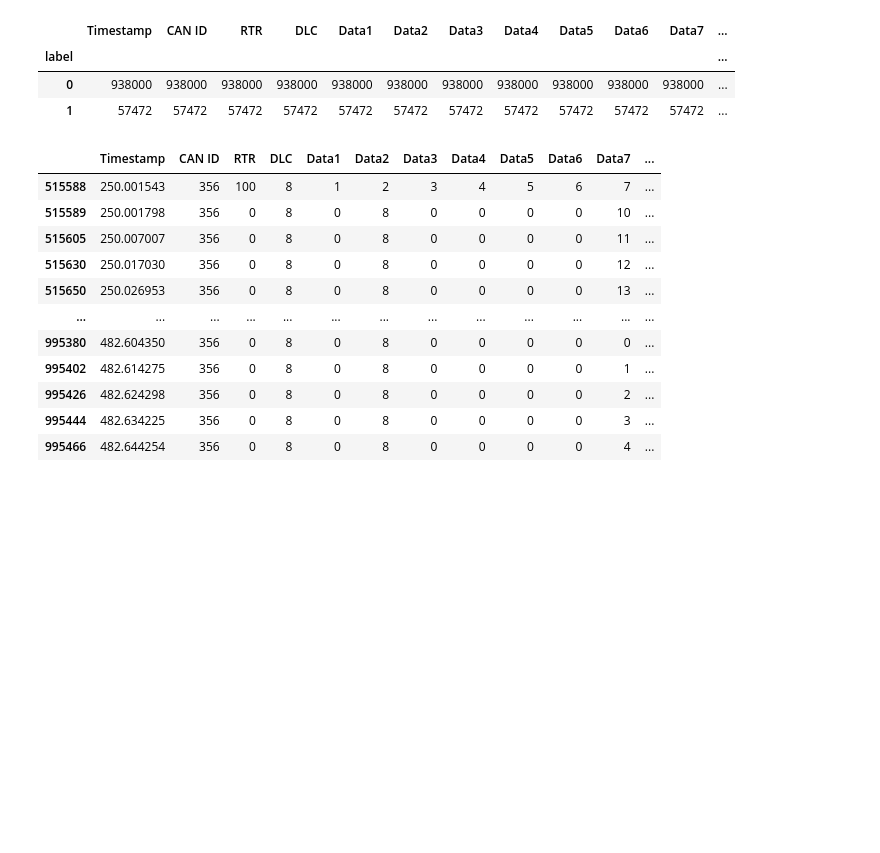
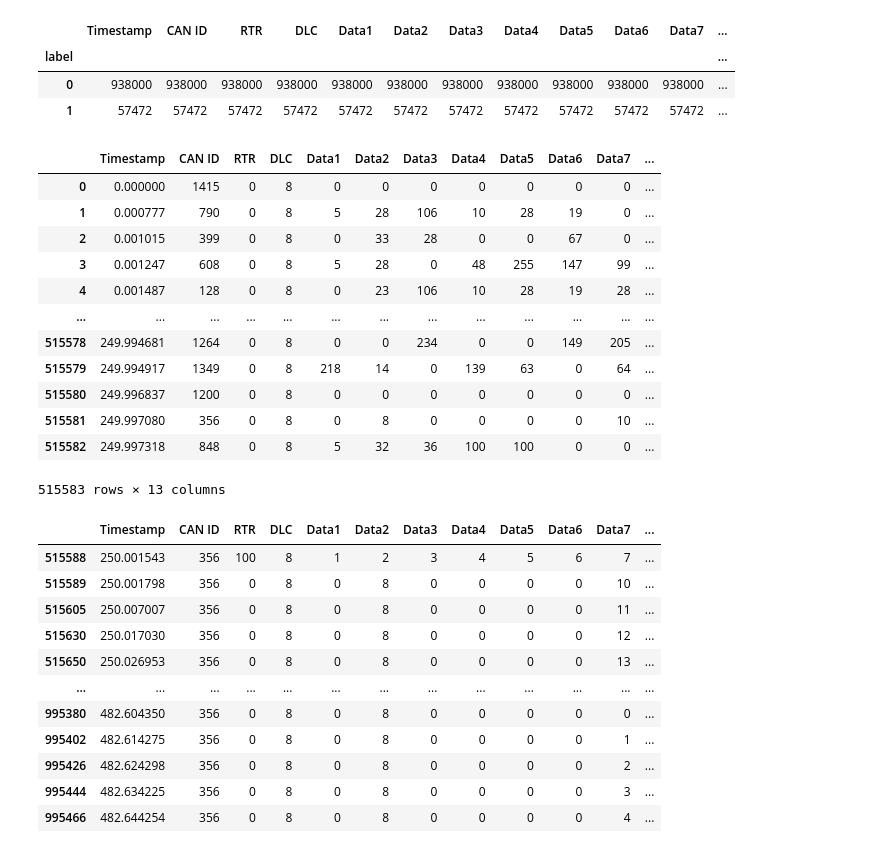
Before and after one commit to mehrotrasan16/CS581-CAN-DO-Project, a Jupyter notebook: code/LSTM_CAN_Data.ipynb, the cells around one changed output. Drawn from its saved outputs; the diff is of its cells as text; code cells hidden in the pictures; blank space fills up the shorter version.

```diff
--- a/code/LSTM_CAN_Data.ipynb
+++ b/code/LSTM_CAN_Data.ipynb
@@ -127,6 +128,22 @@ impersonatedf.groupby('label').count()
 | label |  |  |  |  |  |  |  |  |  |  |  | ... |
 | 0 | 938000 | 938000 | 938000 | 938000 | 938000 | 938000 | 938000 | 938000 | 938000 | 938000 | 938000 | ... |
 | 1 | 57472 | 57472 | 57472 | 57472 | 57472 | 57472 | 57472 | 57472 | 57472 | 57472 | 57472 | ... |
+# %%
+impersonatedf.loc[impersonatedf['Timestamp'] < impersonatedf['Timestamp'][0]  + 250]
+# %% [output]
+|  | Timestamp | CAN ID | RTR | DLC | Data1 | Data2 | Data3 | Data4 | Data5 | Data6 | Data7 | ... |
+| 0 | 0.000000 | 1415 | 0 | 8 | 0 | 0 | 0 | 0 | 0 | 0 | 0 | ... |
+| 1 | 0.000777 | 790 | 0 | 8 | 5 | 28 | 106 | 10 | 28 | 19 | 0 | ... |
+| 2 | 0.001015 | 399 | 0 | 8 | 0 | 33 | 28 | 0 | 0 | 67 | 0 | ... |
+| 3 | 0.001247 | 608 | 0 | 8 | 5 | 28 | 0 | 48 | 255 | 147 | 99 | ... |
+| 4 | 0.001487 | 128 | 0 | 8 | 0 | 23 | 106 | 10 | 28 | 19 | 28 | ... |
+| ... | ... | ... | ... | ... | ... | ... | ... | ... | ... | ... | ... | ... |
+| 515578 | 249.994681 | 1264 | 0 | 8 | 0 | 0 | 234 | 0 | 0 | 149 | 205 | ... |
+| 515579 | 249.994917 | 1349 | 0 | 8 | 218 | 14 | 0 | 139 | 63 | 0 | 64 | ... |
+| 515580 | 249.996837 | 1200 | 0 | 8 | 0 | 0 | 0 | 0 | 0 | 0 | 0 | ... |
+| 515581 | 249.997080 | 356 | 0 | 8 | 0 | 8 | 0 | 0 | 0 | 0 | 10 | ... |
+| 515582 | 249.997318 | 848 | 0 | 8 | 5 | 32 | 36 | 100 | 100 | 0 | 0 | ... |
+515583 rows × 13 columns
 # %%
 impersonatedf.loc[impersonatedf['Timestamp'] > impersonatedf['Timestamp'][0]  + 250].loc[impersonatedf['CAN ID'] == 356]
 # %% [output]
```
Also changed, not shown: parts of 116 cells of this notebook.
